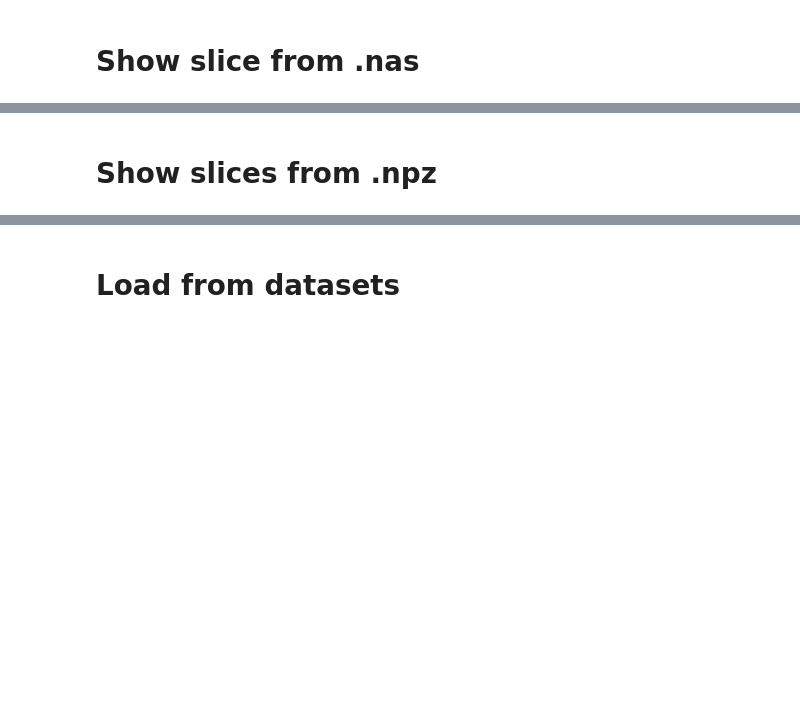
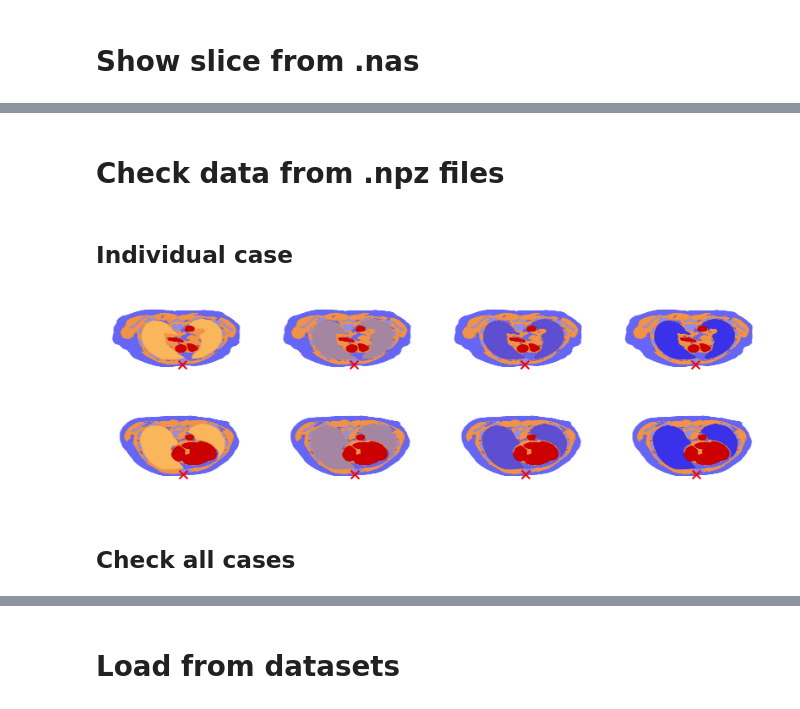
Before and after one commit to dmnk1308/RESIST, a Jupyter notebook: playground.ipynb, the cells around one changed output, grey strips where cells are left out. Drawn from its saved outputs; the diff is of its cells as text; code cells hidden in the pictures; blank space fills up the shorter version.

```diff
--- a/playground.ipynb
+++ b/playground.ipynb
@@ -4,6 +5,7 @@ from data_processing.obj2py import read_get
 # %%
 import PIL
 import numpy as np
+import torch
 import matplotlib.pyplot as plt
 import vtk
 from vtk.util.numpy_support import vtk_to_numpy
@@ -18,6 +20,8 @@ import pandas as pd
 from matplotlib.colors import LinearSegmentedColormap
 from hydra import compose, initialize
 from omegaconf import OmegaConf
+from utils.helper import make_cmap
+import fnmatch
 
 # Define the discrete values and corresponding grayscale values
 values = [0, 1, 2, 3, 4, 5]
@@ -30,13 +34,15 @@ for value, grayscale_value in zip(values, grayscale_values):
 
 # Create a LinearSegmentedColormap object
 cmap = LinearSegmentedColormap.from_list('custom_colormap', [(val, val, val) for val in grayscale_values], N=len(values))
+
+cmap = make_cmap()
 # %% [markdown]
 # Show slice from .nas
 # %%
 from data_processing.preprocessing import load_mask_target_electrodes
 import matplotlib.pyplot as plt
 # %%
-mesh_data = load_mask_target_electrodes('/home/nibdombe/deep_eit/data/raw/case_TCIA_211_0', resolution=512)
+mesh_data = load_mask_target_electrodes('/home/nibdombe/deep_eit/data/raw/case_TCIA_250_0', resolution=512)
 # %%
 fig, axes = plt.subplots(2, 4, figsize=(30, 10))
 for i in range(4):
@@ -49,11 +57,25 @@ for i in range(4):
 # %% [markdown]
-# Show slices from .npz
+# Check data from .npz files
 # %%
 import numpy as np
 import matplotlib.pyplot as plt
 import seaborn as sns
+# %% [markdown]
+## Individual case
 # %%
-data = np.load('/home/nibdombe/deep_eit/data/processed/case_TCIA_104_0.npz')
+data = np.load('/home/nibdombe/deep_eit/data/processed/case_TCIA_28_0.npz')
 # %%
 targets = data['targets']
+points = data['points']
 electrodes = data['electrodes']
+# %%
+fig, axes = plt.subplots(2, 4, figsize=(10, 3))
+for i, ax in enumerate(axes.flatten()):
+    # ax.imshow(targets[i], cmap=cmap)
+    ax.axis('off')
+    ax.scatter(points[i][:,0], points[i][:,1], marker='.', c=(targets[i].reshape(-1)), cmap=cmap, s=1)
+    ax.scatter(electrodes[i][0,0],electrodes[i][0,1], marker='x', c='r', s=50)
+# %% [output]
+[figure, added]
+# %% [markdown]
+## Check all cases
```
Also changed, not shown: parts of 64 cells of this notebook, 9 other files.
